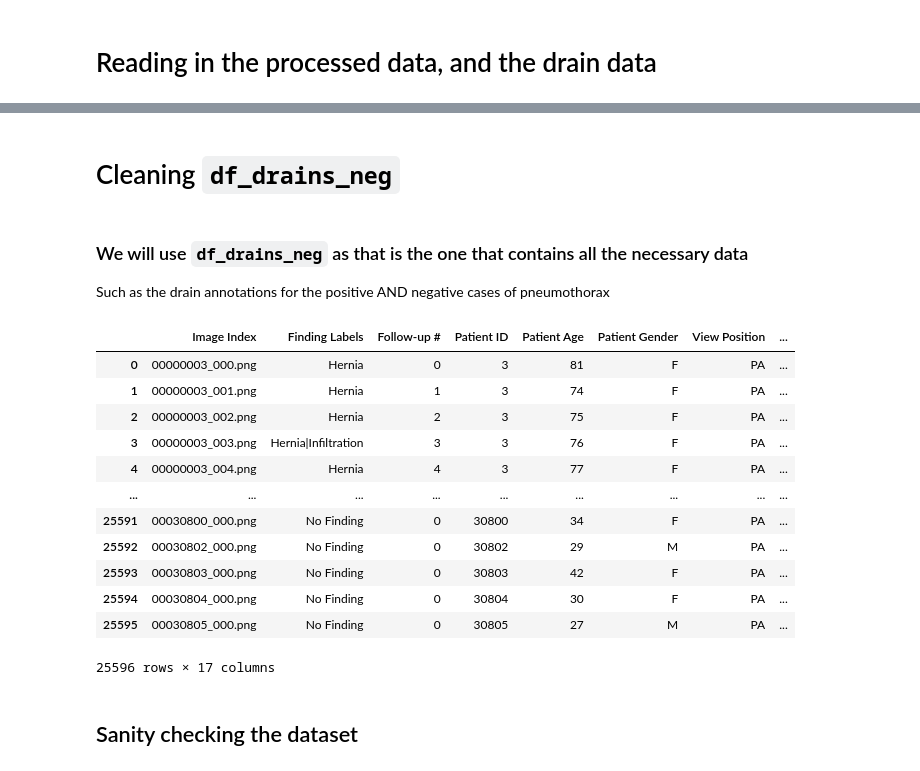
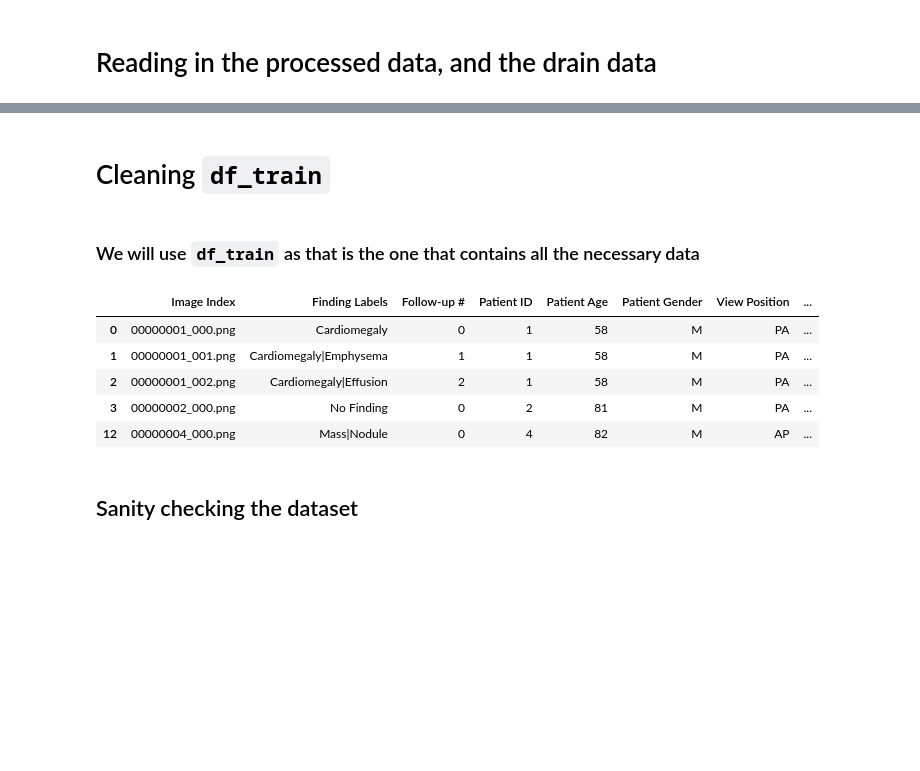
Before and after one commit to nikodice4/MedCLIP_shortcuts, a Jupyter notebook: notebooks/eda_pre.ipynb, the cells around one changed output, grey strips where cells are left out. Saved outputs shown, nothing was run; the diff lists cells and outputs as text; code cells hidden in the pictures; blank space fills up the shorter version.

```diff
--- a/notebooks/eda_pre.ipynb
+++ b/notebooks/eda_pre.ipynb
@@ -131,6 +165,6 @@ plt.show()
 # %% [markdown]
 # Reading in the processed data, and the drain data
 # %%
-df_drains_pos = pd.read_csv("../data/raw/ChestX-ray14/NIH-CX14_TubeAnnotations_NonExperts_aggregated.csv", index_col=0)
-df_drains_neg = pd.read_csv("../data/processed/ChestX-ray14/CXR14_Drains_Labels.csv", sep=";", index_col=0)
-df_processed = pd.read_csv("../data/processed/ChestX-ray14/processed_labels.csv", index_col=0)
+# df_drains_pos = pd.read_csv("../data/raw/ChestX-ray14/NIH-CX14_TubeAnnotations_NonExperts_aggregated.csv", index_col=0)
+df_train = pd.read_csv("../data/processed/ChestX-ray14/train/files/processed_labels_train.csv", index_col=0)
+df_test = pd.read_csv("../data/processed/ChestX-ray14/test/files/processed_labels_drains.csv", index_col=0)
@@ -238,25 +209,17 @@ memory usage: 3.7+ MB
 # %% [markdown]
-# Cleaning `df_drains_neg`
+# Cleaning `df_train`
 # %% [markdown]
-### We will use `df_drains_neg` as that is the one that contains all the necessary data
-Such as the drain annotations for the positive AND negative cases of pneumothorax
+### We will use `df_train` as that is the one that contains all the necessary data
 # %%
-df_drains_neg = df_drains_neg.drop(columns=["Unnamed: 11", "Unnamed: 0"])
-df_drains_neg
+df_train = df_train.drop(columns="Unnamed: 11")
+df_train.head()
 # %% [output]
 |  | Image Index | Finding Labels | Follow-up # | Patient ID | Patient Age | Patient Gender | View Position | ... |
-| 0 | 00000003_000.png | Hernia | 0 | 3 | 81 | F | PA | ... |
-| 1 | 00000003_001.png | Hernia | 1 | 3 | 74 | F | PA | ... |
-| 2 | 00000003_002.png | Hernia | 2 | 3 | 75 | F | PA | ... |
-| 3 | 00000003_003.png | Hernia|Infiltration | 3 | 3 | 76 | F | PA | ... |
-| 4 | 00000003_004.png | Hernia | 4 | 3 | 77 | F | PA | ... |
-| ... | ... | ... | ... | ... | ... | ... | ... | ... |
-| 25591 | 00030800_000.png | No Finding | 0 | 30800 | 34 | F | PA | ... |
-| 25592 | 00030802_000.png | No Finding | 0 | 30802 | 29 | M | PA | ... |
-| 25593 | 00030803_000.png | No Finding | 0 | 30803 | 42 | F | PA | ... |
-| 25594 | 00030804_000.png | No Finding | 0 | 30804 | 30 | F | PA | ... |
-| 25595 | 00030805_000.png | No Finding | 0 | 30805 | 27 | M | PA | ... |
+| 0 | 00000001_000.png | Cardiomegaly | 0 | 1 | 58 | M | PA | ... |
+| 1 | 00000001_001.png | Cardiomegaly|Emphysema | 1 | 1 | 58 | M | PA | ... |
+| 2 | 00000001_002.png | Cardiomegaly|Effusion | 2 | 1 | 58 | M | PA | ... |
+| 3 | 00000002_000.png | No Finding | 0 | 2 | 81 | M | PA | ... |
+| 12 | 00000004_000.png | Mass|Nodule | 0 | 4 | 82 | M | AP | ... |
-25596 rows × 17 columns
 # %% [markdown]
 ## Sanity checking the dataset
 # %%
```
Also changed, not shown: parts of 54 cells of this notebook.
